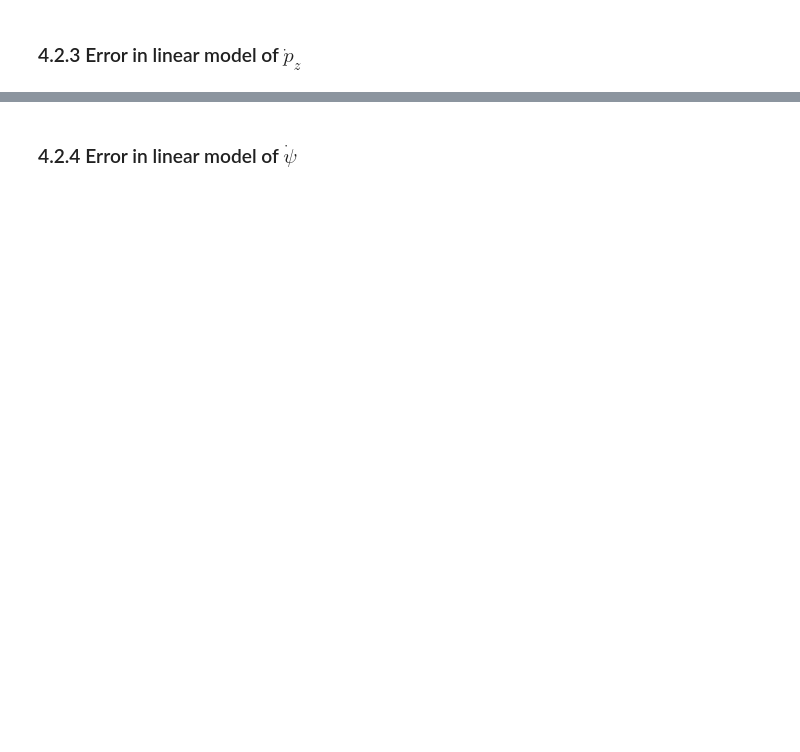
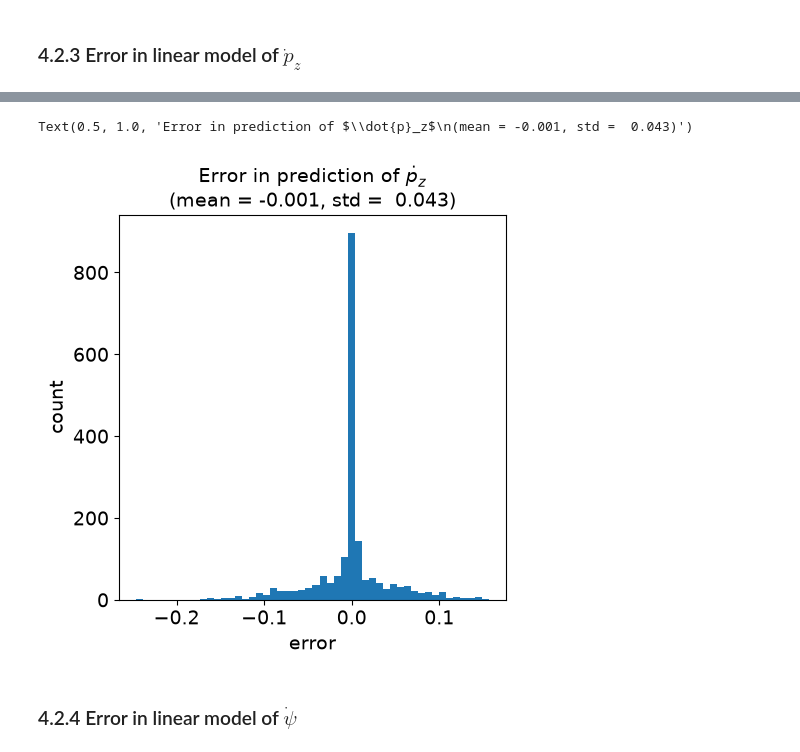
Before and after one commit to IlanaKes/EricaAndIlana-client, a Jupyter notebook: labs/lab07/01-analysis.ipynb, the cells around one changed output, grey strips where cells are left out. Saved outputs shown, nothing was run; the diff lists cells and outputs as text; code cells hidden in the pictures; blank space fills up the shorter version.

```diff
--- a/labs/lab07/01-analysis.ipynb
+++ b/labs/lab07/01-analysis.ipynb
@@ -402,2 +458,18 @@ ax.set_title(
+# %%
+p_z_dot_err = p_z_dot_predicted[:-1] - p_z_dot_true
+
+fig, ax = plt.subplots(1, 1, figsize=(5, 5))
+ax.hist(p_z_dot_err, 50)
+ax.set_xlabel('error', fontsize=14)
+ax.set_ylabel('count', fontsize=14)
+ax.tick_params(labelsize=14)
+ax.set_title(
+    r'Error in prediction of $\dot{p}_z$' +
+    f'\n(mean = {np.mean(p_z_dot_err):6.3f}, std = {np.std(p_z_dot_err):6.3f})',
+    fontsize=14,
+)
+# %% [output]
+Text(0.5, 1.0, 'Error in prediction of $\\dot{p}_z$\n(mean = -0.001, std =  0.043)')
+[figure, added]
 # %% [markdown]
 ### 4.2.4 Error in linear model of $\dot{\psi}$
```
Also changed, not shown: parts of 32 cells of this notebook, 31 other files.
